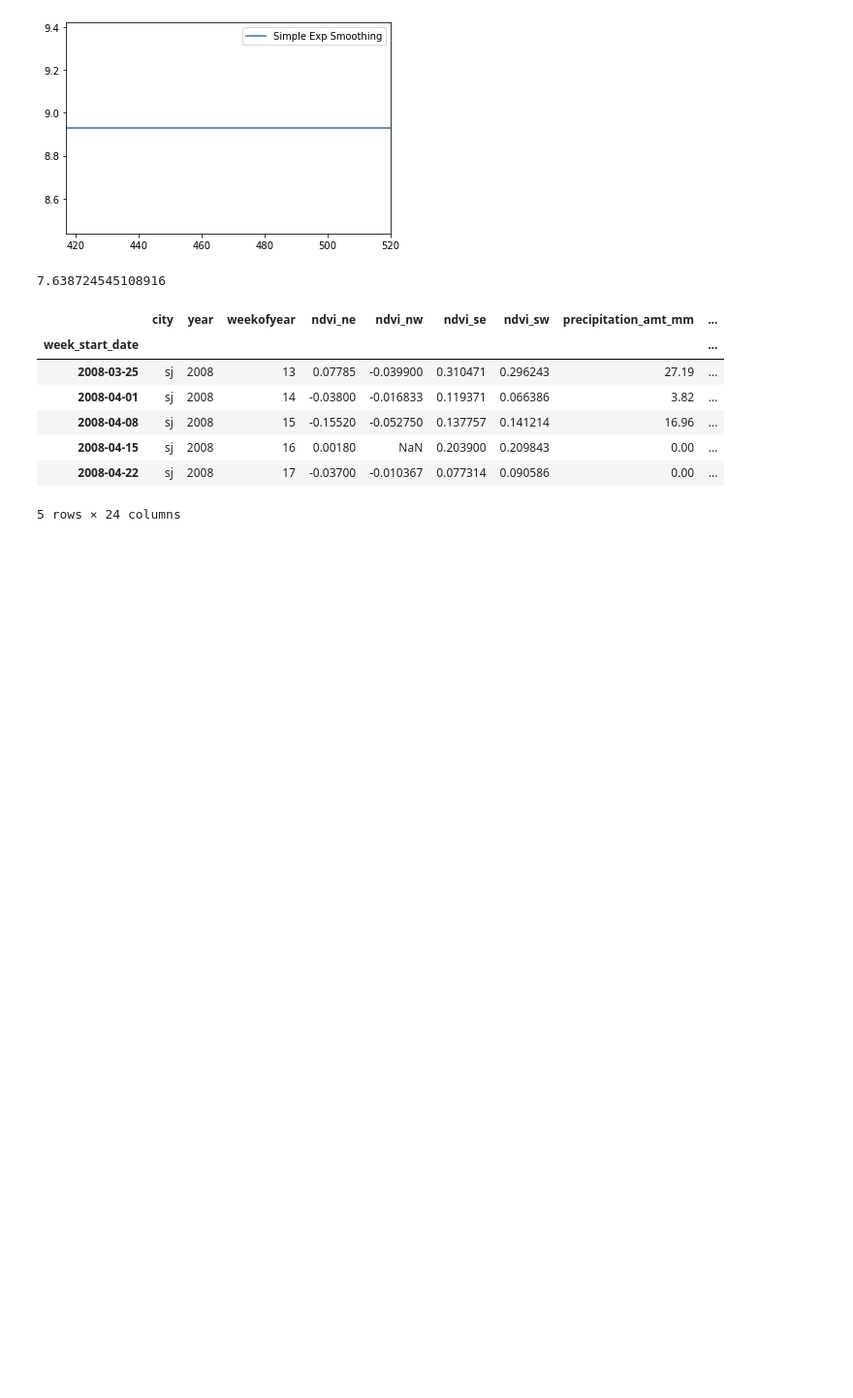
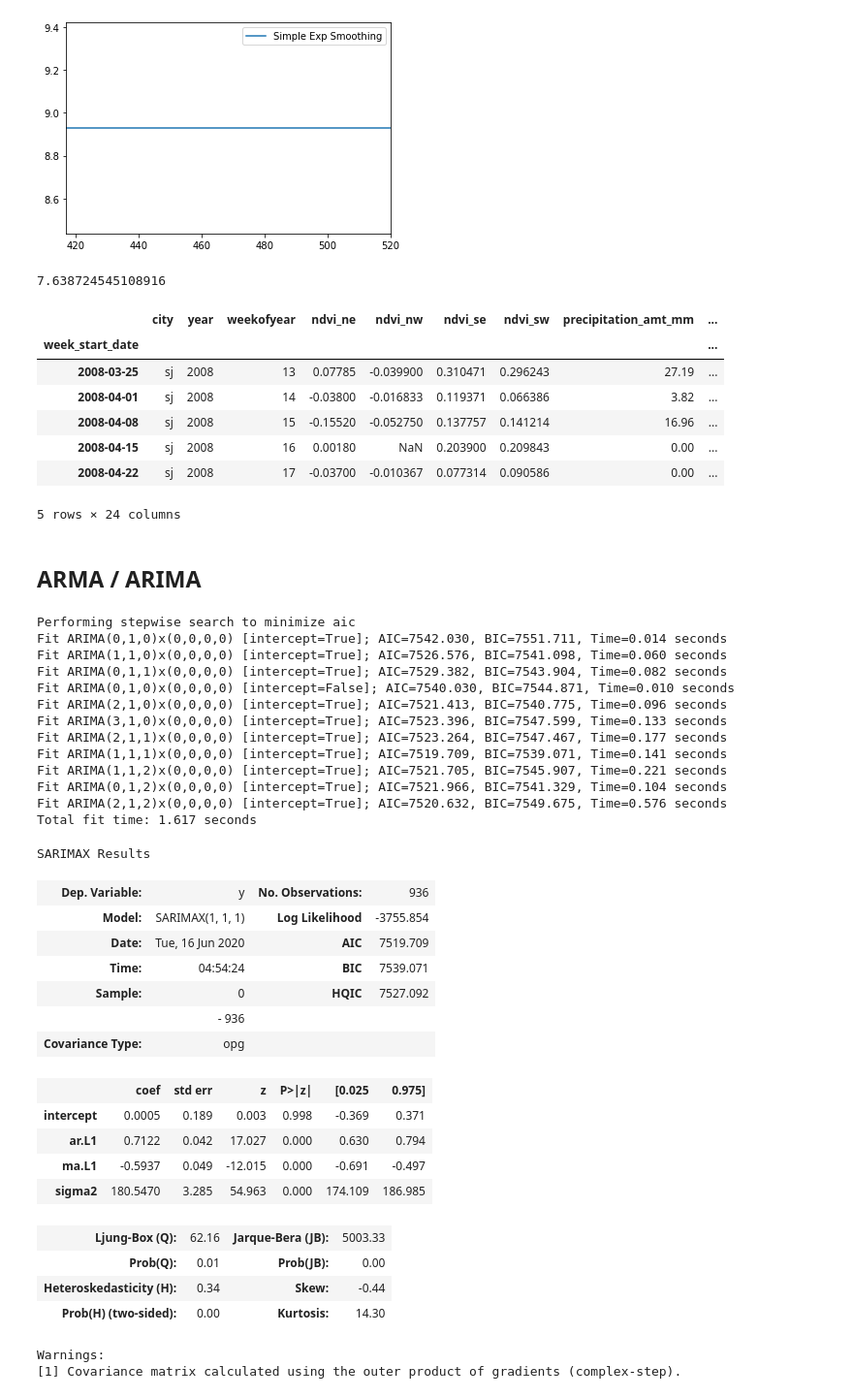
Before and after one commit to mherbert93/Dengue-Fever-Forecasting, a Jupyter notebook: deng.ipynb, the cells around one changed output. Shown at 97% size. Saved outputs shown, nothing was run; the diff lists cells and outputs as text; code cells hidden in the pictures; blank space fills up the shorter version.

```diff
--- a/deng.ipynb
+++ b/deng.ipynb
@@ -195,3 +188,5 @@ test = test.astype(int)
 sample_submission['total_cases'] = test['total_cases']
 # %%
 sample_submission.to_csv('simpleexpsmoothing.csv', index=False)
+# %% [markdown]
+## ARMA / ARIMA
@@ -197,0 +209,35 @@ sample_submission.to_csv('simpleexpsmoothing.csv', index=False)
+# %%
+auto_arima(train[train['city'] == 'sj']['total_cases'],seasonal=False, start_q=0, start_p=0, max_q=4, max_p=4, m=52, trace=True).summary()
+# %% [output]
+Performing stepwise search to minimize aic
+Fit ARIMA(0,1,0)x(0,0,0,0) [intercept=True]; AIC=7542.030, BIC=7551.711, Time=0.014 seconds
+Fit ARIMA(1,1,0)x(0,0,0,0) [intercept=True]; AIC=7526.576, BIC=7541.098, Time=0.060 seconds
+Fit ARIMA(0,1,1)x(0,0,0,0) [intercept=True]; AIC=7529.382, BIC=7543.904, Time=0.082 seconds
+Fit ARIMA(0,1,0)x(0,0,0,0) [intercept=False]; AIC=7540.030, BIC=7544.871, Time=0.010 seconds
+Fit ARIMA(2,1,0)x(0,0,0,0) [intercept=True]; AIC=7521.413, BIC=7540.775, Time=0.096 seconds
+Fit ARIMA(3,1,0)x(0,0,0,0) [intercept=True]; AIC=7523.396, BIC=7547.599, Time=0.133 seconds
+Fit ARIMA(2,1,1)x(0,0,0,0) [intercept=True]; AIC=7523.264, BIC=7547.467, Time=0.177 seconds
+Fit ARIMA(1,1,1)x(0,0,0,0) [intercept=True]; AIC=7519.709, BIC=7539.071, Time=0.141 seconds
+Fit ARIMA(1,1,2)x(0,0,0,0) [intercept=True]; AIC=7521.705, BIC=7545.907, Time=0.221 seconds
+Fit ARIMA(0,1,2)x(0,0,0,0) [intercept=True]; AIC=7521.966, BIC=7541.329, Time=0.104 seconds
+Fit ARIMA(2,1,2)x(0,0,0,0) [intercept=True]; AIC=7520.632, BIC=7549.675, Time=0.576 seconds
+Total fit time: 1.617 seconds
+SARIMAX Results
+| Dep. Variable: | y | No. Observations: | 936 |
+| Model: | SARIMAX(1, 1, 1) | Log Likelihood | -3755.854 |
+| Date: | Tue, 16 Jun 2020 | AIC | 7519.709 |
+| Time: | 04:54:24 | BIC | 7539.071 |
+| Sample: | 0 | HQIC | 7527.092 |
+|  | - 936 |  |  |
+| Covariance Type: | opg |  |  |
+|  | coef | std err | z | P>|z| | [0.025 | 0.975] |
+| intercept | 0.0005 | 0.189 | 0.003 | 0.998 | -0.369 | 0.371 |
+| ar.L1 | 0.7122 | 0.042 | 17.027 | 0.000 | 0.630 | 0.794 |
+| ma.L1 | -0.5937 | 0.049 | -12.015 | 0.000 | -0.691 | -0.497 |
+| sigma2 | 180.5470 | 3.285 | 54.963 | 0.000 | 174.109 | 186.985 |
+| Ljung-Box (Q): | 62.16 | Jarque-Bera (JB): | 5003.33 |
+| Prob(Q): | 0.01 | Prob(JB): | 0.00 |
+| Heteroskedasticity (H): | 0.34 | Skew: | -0.44 |
+| Prob(H) (two-sided): | 0.00 | Kurtosis: | 14.30 |
+Warnings:
+[1] Covariance matrix calculated using the outer product of gradients (complex-step).
```
Also changed, not shown: parts of 13 cells of this notebook.
